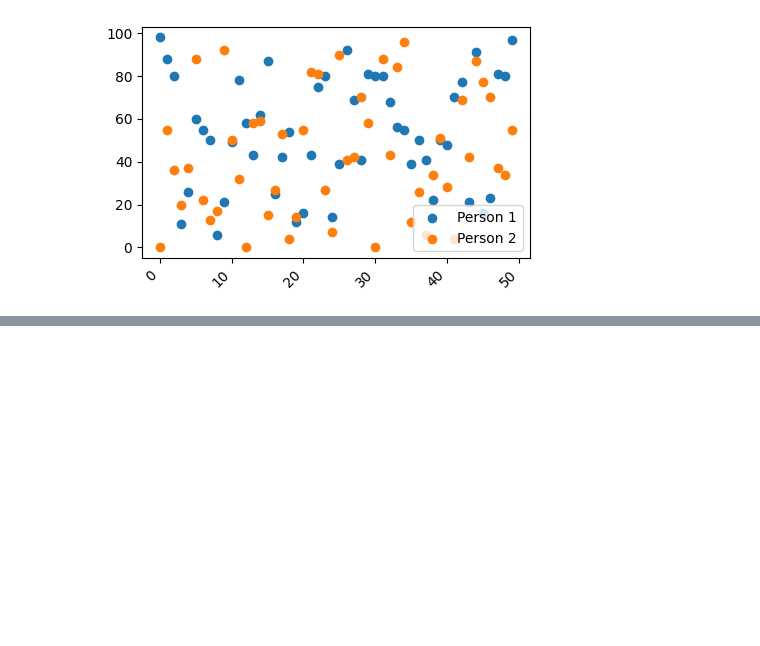
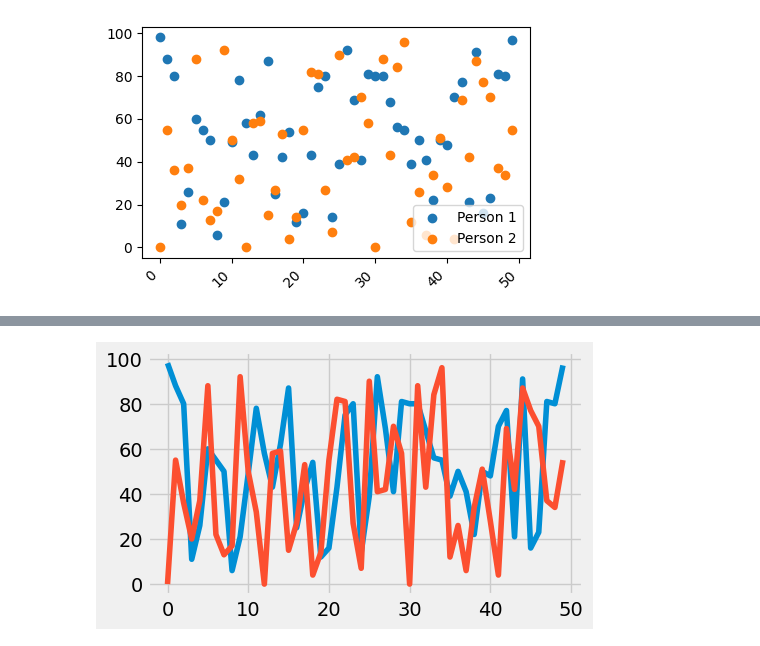
Before and after one commit to dipachatterjee/visualization, a Jupyter notebook: 02_activities/assignments/participation/LiveCoding-3.ipynb, the cells around one changed output, grey strips where cells are left out. Saved outputs shown, nothing was run; the diff lists cells and outputs as text; code cells hidden in the pictures; blank space fills up the shorter version.

```diff
--- a/02_activities/assignments/participation/LiveCoding-3.ipynb
+++ b/02_activities/assignments/participation/LiveCoding-3.ipynb
@@ -192,0 +228,13 @@ plt.xticks(rotation=45, ha='right')
+# %%
+plt.style.use('fivethirtyeight')
+
+np.random.seed(613)
+x = np.arange(50)
+y1 = np.random.randint(0, 100,50)
+y2 = np.random.randint(0, 100,50)
+fig, ax = plt.subplots(figsize=(5, 3))
+ax.plot(x,y1)
+ax.plot(x,y2)
+fig.show()
+# %% [output]
+[figure, added]
```
Also changed, not shown: parts of 2 cells of this notebook, 1 other file.
